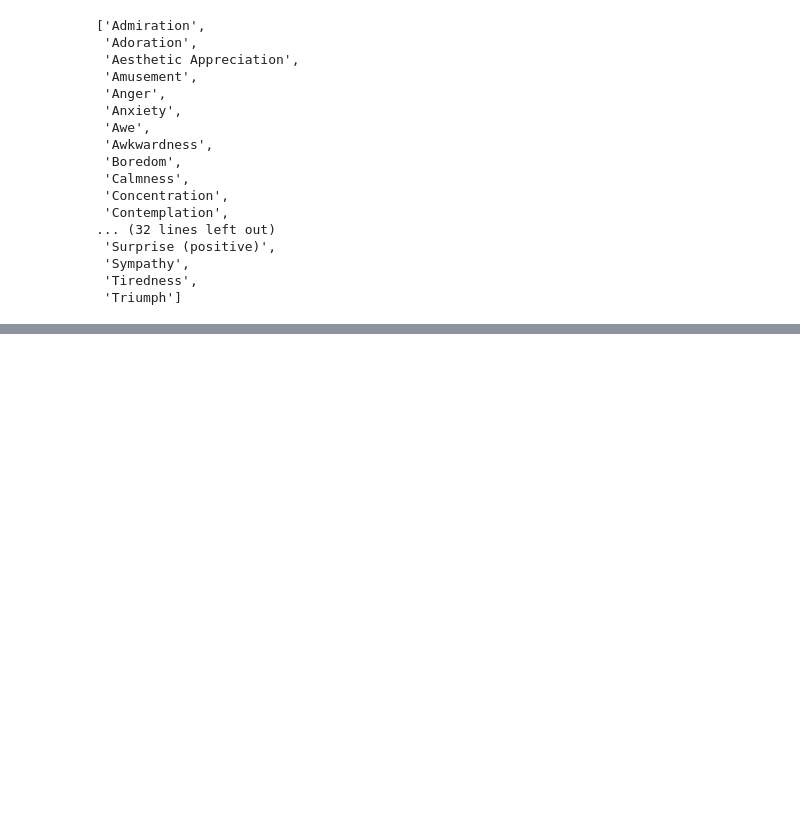
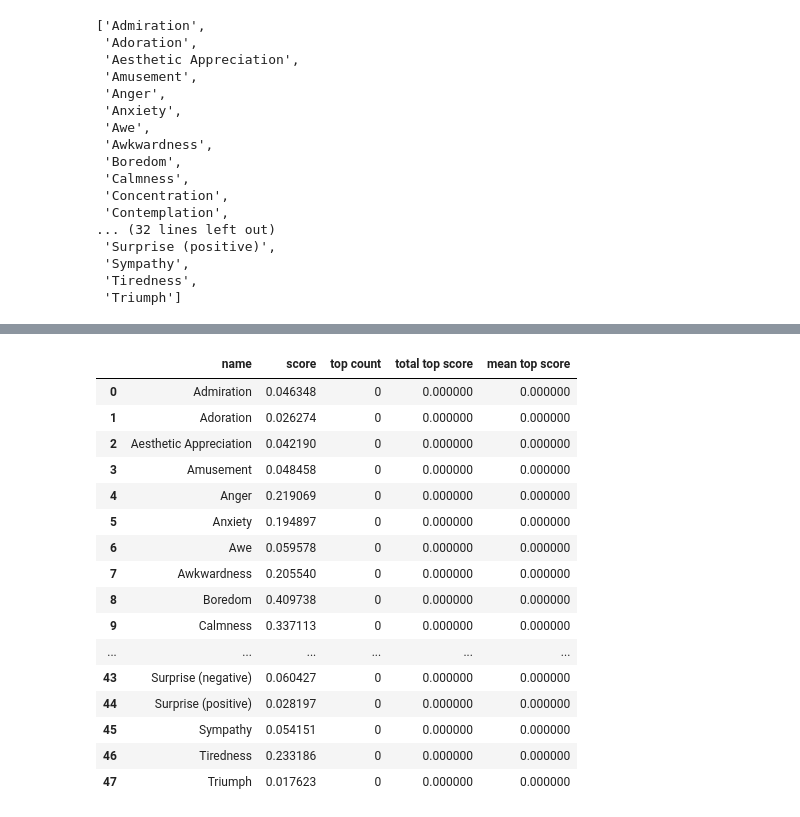
Before and after one commit to adithg/Whatdadogdoin, a Jupyter notebook: hume.ipynb, the cells around one changed output, grey strips where cells are left out. Drawn from its saved outputs; the diff is of its cells as text; code cells hidden in the pictures; blank space fills up the shorter version.

Commit message:
Finished emotion predictor, need to wrap as function

```diff
--- a/hume.ipynb
+++ b/hume.ipynb
@@ -163,0 +182,12 @@ stress = ["Anger", "Anxiety", "Distress", "Fear", "Pain", "Sadness", "Tiredness"
+# %%
+vid_dict = json.load(open("predictions.json"))[0]["results"]["predictions"][0]["models"]["face"]["grouped_predictions"][0]["predictions"] #[1]["emotions"]
+#vid_dict
+# %%
+all_emotions = ['Admiration', 'Adoration','Aesthetic Appreciation','Amusement','Anger','Anxiety','Awe','Awkwardness','Boredom','Calmness',
+                'Concentration','Confusion','Contemplation','Contempt','Contentment','Craving','Desire','Determination','Disappointment','Disgust',
+                'Distress','Doubt','Ecstasy','Embarrassment','Empathic Pain','Entrancement','Envy','Excitement','Fear','Guilt','Horror','Interest',
+                'Joy','Love','Nostalgia','Pain','Pride','Realization','Relief','Romance','Sadness','Satisfaction','Shame','Surprise (negative)',
+                'Surprise (positive)','Sympathy','Tiredness','Triumph']
+# %%
+starting_df = pd.DataFrame.from_dict({"name": all_emotions, "score": np.repeat(0.0, 48), "top count": np.repeat(0, 48), "total top score": np.repeat(0.0, 48)})
+starting_df
@@ -163,0 +212,33 @@ stress = ["Anger", "Anxiety", "Distress", "Fear", "Pain", "Sadness", "Tiredness"
+# %%
+dfs = []
+n = len(vid_dict)
+for frame_num in range(n):
+    emotions_dict = vid_dict[frame_num]["emotions"]
+    emotions_df = pd.DataFrame.from_dict(emotions_dict).sort_values("name")
+    dfs.append(emotions_df)
+    starting_df["score"] = starting_df["score"] + emotions_df["score"]
+    emotions_df = emotions_df.sort_values("score", ascending=False)
+    index = emotions_df.iloc[[0]].index[0]
+    starting_df.iloc[index, 2] += 1
+    starting_df.iloc[index, 3] += emotions_df.iloc[0, 1]
+starting_df["score"] = starting_df["score"] / n
+starting_df["mean top score"] = (starting_df["total top score"] / starting_df["top count"]).fillna(0.0)
+starting_df
+# %% [output]
+|  | name | score | top count | total top score | mean top score |
+| 0 | Admiration | 0.046348 | 0 | 0.000000 | 0.000000 |
+| 1 | Adoration | 0.026274 | 0 | 0.000000 | 0.000000 |
+| 2 | Aesthetic Appreciation | 0.042190 | 0 | 0.000000 | 0.000000 |
+| 3 | Amusement | 0.048458 | 0 | 0.000000 | 0.000000 |
+| 4 | Anger | 0.219069 | 0 | 0.000000 | 0.000000 |
+| 5 | Anxiety | 0.194897 | 0 | 0.000000 | 0.000000 |
+| 6 | Awe | 0.059578 | 0 | 0.000000 | 0.000000 |
+| 7 | Awkwardness | 0.205540 | 0 | 0.000000 | 0.000000 |
+| 8 | Boredom | 0.409738 | 0 | 0.000000 | 0.000000 |
+| 9 | Calmness | 0.337113 | 0 | 0.000000 | 0.000000 |
+| ... | ... | ... | ... | ... | ... |
+| 43 | Surprise (negative) | 0.060427 | 0 | 0.000000 | 0.000000 |
+| 44 | Surprise (positive) | 0.028197 | 0 | 0.000000 | 0.000000 |
+| 45 | Sympathy | 0.054151 | 0 | 0.000000 | 0.000000 |
+| 46 | Tiredness | 0.233186 | 0 | 0.000000 | 0.000000 |
+| 47 | Triumph | 0.017623 | 0 | 0.000000 | 0.000000 |
```
Also changed, not shown: parts of 6 cells of this notebook, 7 other files.
